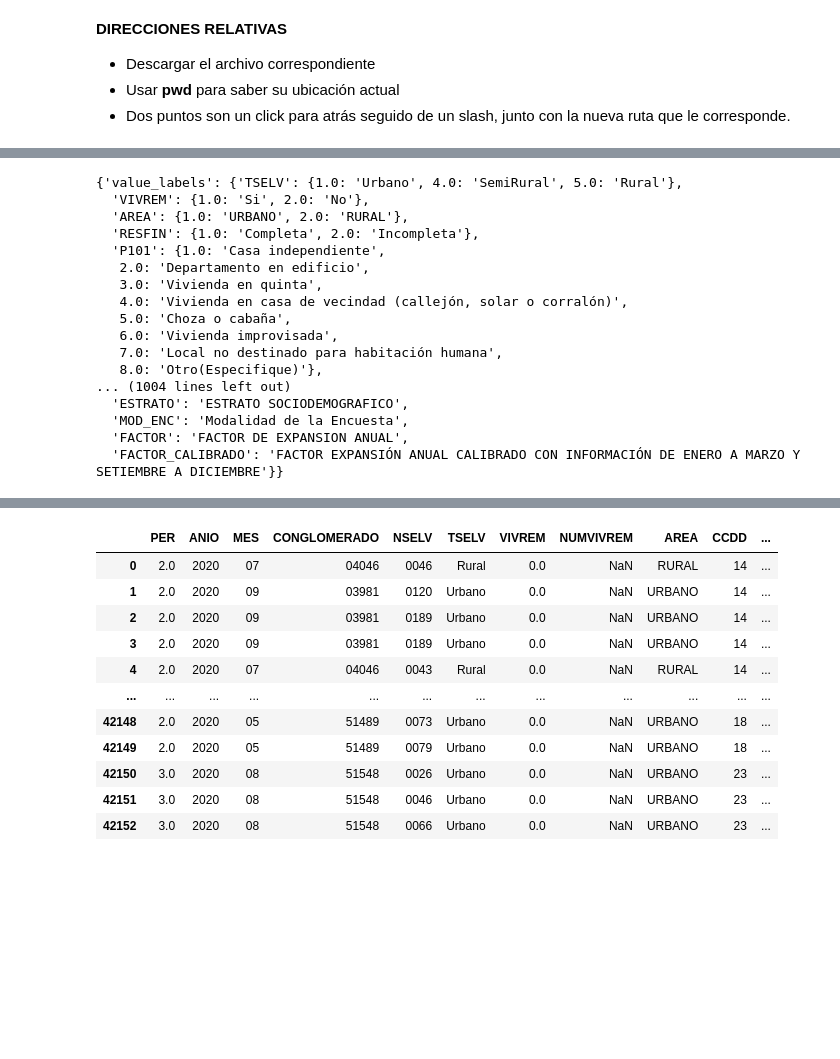
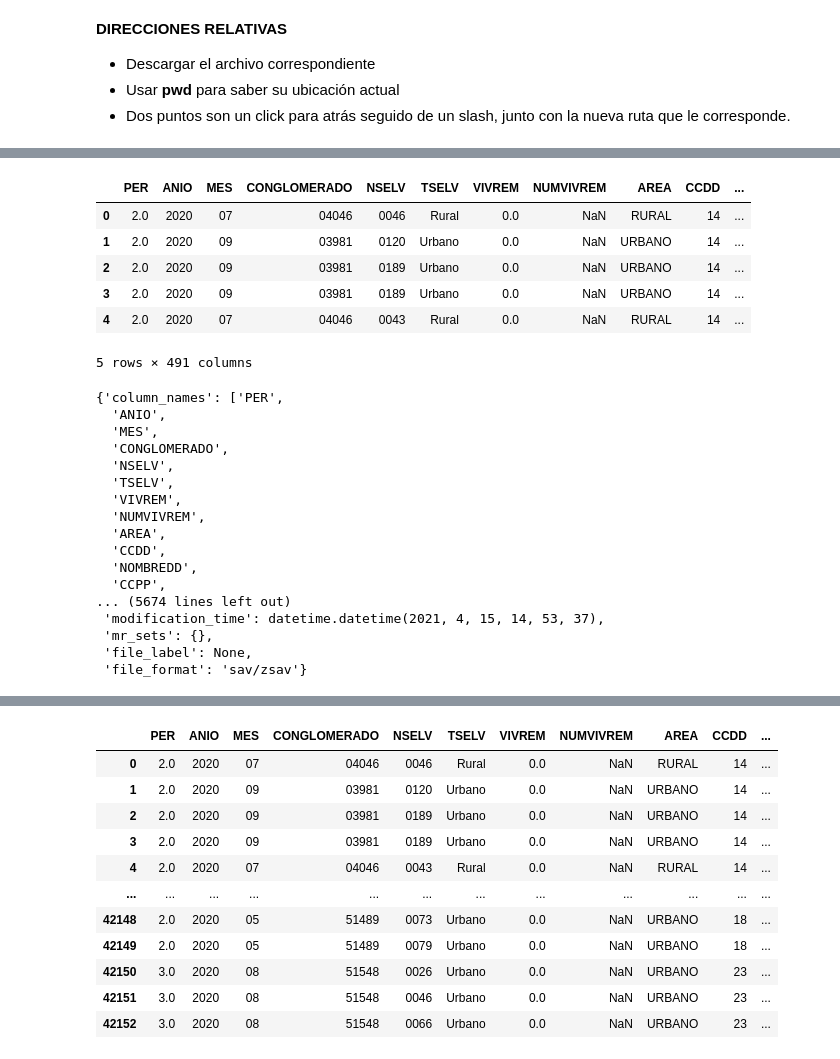
Before and after one commit to ulisesrodas/Python-for-DataScience, a Jupyter notebook: 2. Pandas y DataFrames.ipynb, the cells around one changed output, grey strips where cells are left out. Drawn from its saved outputs; the diff is of its cells as text; code cells hidden in the pictures; blank space fills up the shorter version.

```diff
--- a/2. Pandas y DataFrames.ipynb
+++ b/2. Pandas y DataFrames.ipynb
@@ -1084,23 +1022,42 @@ labels_enapres2020_1
-# %%
-enapres2020_1.attrs
-# %% [output]
-{'value_labels': {'TSELV': {1.0: 'Urbano', 4.0: 'SemiRural', 5.0: 'Rural'},
-  'VIVREM': {1.0: 'Si', 2.0: 'No'},
-  'AREA': {1.0: 'URBANO', 2.0: 'RURAL'},
-  'RESFIN': {1.0: 'Completa', 2.0: 'Incompleta'},
-  'P101': {1.0: 'Casa independiente',
-   2.0: 'Departamento en edificio',
-   3.0: 'Vivienda en quinta',
-   4.0: 'Vivienda en casa de vecindad (callejón, solar o corralón)',
-   5.0: 'Choza o cabaña',
-   6.0: 'Vivienda improvisada',
-   7.0: 'Local no destinado para habitación humana',
-   8.0: 'Otro(Especifique)'},
-... (1004 lines left out)
-  'ESTRATO': 'ESTRATO SOCIODEMOGRAFICO',
-  'MOD_ENC': 'Modalidad de la Encuesta',
-  'FACTOR': 'FACTOR DE EXPANSION ANUAL',
-  'FACTOR_CALIBRADO': 'FACTOR EXPANSIÓN ANUAL CALIBRADO CON INFORMACIÓN DE ENERO A MARZO Y SETIEMBRE A DICIEMBRE'}}
+# %%
+# Descargamos el archivo SPSS desde la web del INEI
+# La ruta del archivo se construye utilizando os.path.join para asegurar la compatibilidad entre sistemas operativos
+ruta_spss = os.path.join("data", "CAP_100_URBANO_RURAL_3.sav")
+# %%
+# Leemos el archivo SPSS usando Pandas
+enapres2020_1 = pd.read_spss(ruta_spss)
+
+# Mostramos las primeras 5 filas para verificar que cargó bien
+enapres2020_1.head()
+# %% [output]
+|  | PER | ANIO | MES | CONGLOMERADO | NSELV | TSELV | VIVREM | NUMVIVREM | AREA | CCDD | ... |
+| 0 | 2.0 | 2020 | 07 | 04046 | 0046 | Rural | 0.0 | NaN | RURAL | 14 | ... |
+| 1 | 2.0 | 2020 | 09 | 03981 | 0120 | Urbano | 0.0 | NaN | URBANO | 14 | ... |
+| 2 | 2.0 | 2020 | 09 | 03981 | 0189 | Urbano | 0.0 | NaN | URBANO | 14 | ... |
+| 3 | 2.0 | 2020 | 09 | 03981 | 0189 | Urbano | 0.0 | NaN | URBANO | 14 | ... |
+| 4 | 2.0 | 2020 | 07 | 04046 | 0043 | Rural | 0.0 | NaN | RURAL | 14 | ... |
+5 rows × 491 columns
+# %%
+# Variables
+enapres2020_1.attrs
+# %% [output]
+{'column_names': ['PER',
+  'ANIO',
+  'MES',
+  'CONGLOMERADO',
+  'NSELV',
+  'TSELV',
+  'VIVREM',
+  'NUMVIVREM',
+  'AREA',
+  'CCDD',
+  'NOMBREDD',
+  'CCPP',
+... (5674 lines left out)
+ 'modification_time': datetime.datetime(2021, 4, 15, 14, 53, 37),
+ 'mr_sets': {},
+ 'file_label': None,
+ 'file_format': 'sav/zsav'}
 # %%
 # adding labels to variables
 enapres2020_1.attrs[ 'value_labels' ] = labels_enapres2020_1
```
Also changed, not shown: parts of 15 cells of this notebook, 2 other files.
